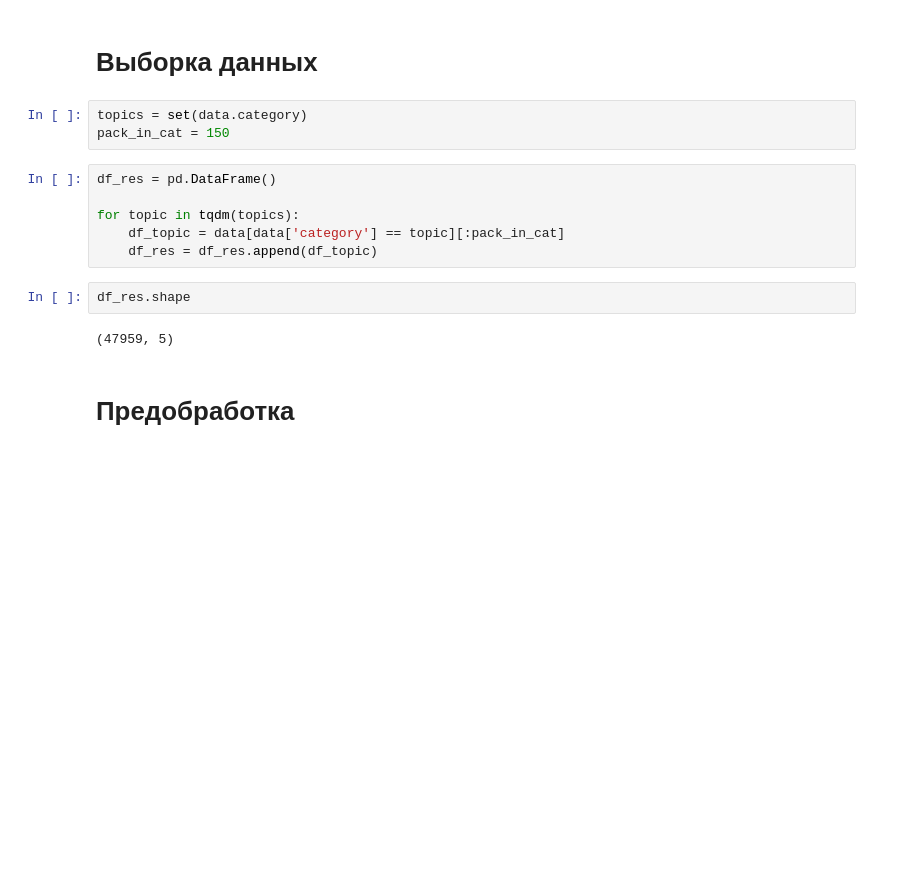
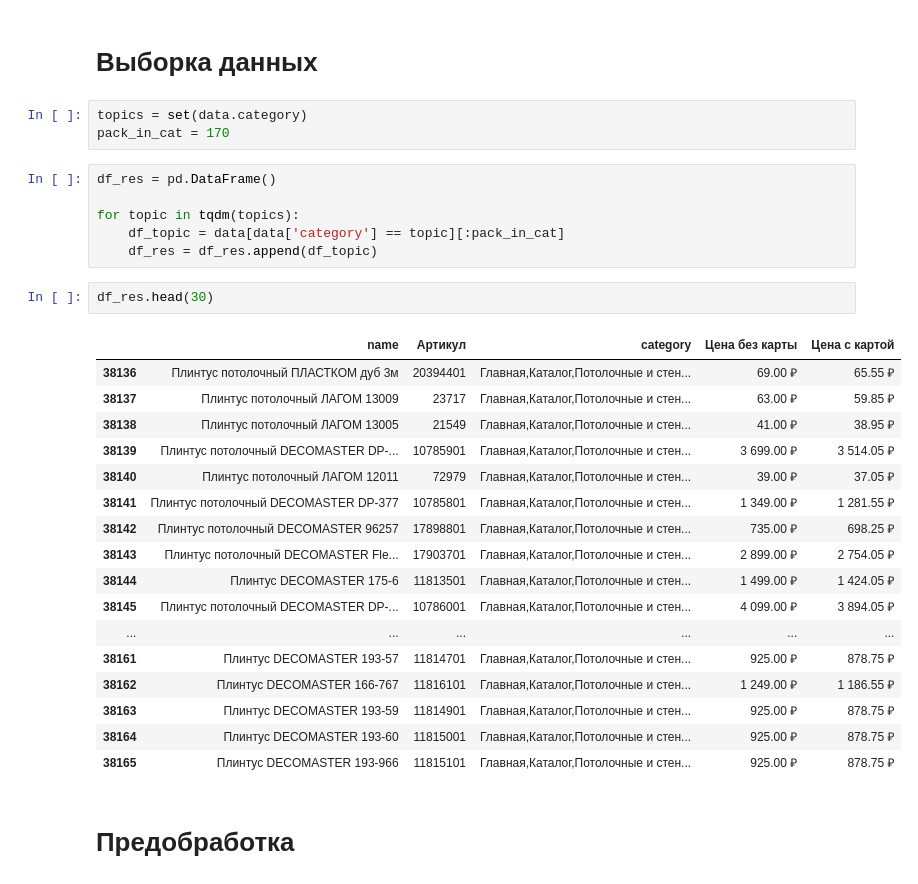
Before and after one commit to MugiChu/Clustersorclassificators, a Jupyter notebook: classificator.ipynb, the cells around one changed output. Saved outputs shown, nothing was run; the diff lists cells and outputs as text; blank space fills up the shorter version.

```diff
--- a/classificator.ipynb
+++ b/classificator.ipynb
@@ -52,17 +53,33 @@ print(data['name'].unique(), len(data['name'].unique()))
 # Выборка данных
 # %%
 topics = set(data.category)
-pack_in_cat = 150
+pack_in_cat = 170
 # %%
 df_res = pd.DataFrame()
 
 for topic in tqdm(topics):
     df_topic = data[data['category'] == topic][:pack_in_cat]
     df_res = df_res.append(df_topic)
-# %%
-df_res.shape
-# %% [output]
-(47959, 5)
+# %%
+df_res.head(30)
+# %% [output]
+|  | name | Артикул | category | Цена без карты | Цена с картой |
+| 38136 | Плинтус потолочный ПЛАСТКОМ дуб 3м | 20394401 | Главная,Каталог,Потолочные и стен... | 69.00 ₽ | 65.55 ₽ |
+| 38137 | Плинтус потолочный ЛАГОМ 13009 | 23717 | Главная,Каталог,Потолочные и стен... | 63.00 ₽ | 59.85 ₽ |
+| 38138 | Плинтус потолочный ЛАГОМ 13005 | 21549 | Главная,Каталог,Потолочные и стен... | 41.00 ₽ | 38.95 ₽ |
+| 38139 | Плинтус потолочный DECOMASTER DP-... | 10785901 | Главная,Каталог,Потолочные и стен... | 3 699.00 ₽ | 3 514.05 ₽ |
+| 38140 | Плинтус потолочный ЛАГОМ 12011 | 72979 | Главная,Каталог,Потолочные и стен... | 39.00 ₽ | 37.05 ₽ |
+| 38141 | Плинтус потолочный DECOMASTER DP-377 | 10785801 | Главная,Каталог,Потолочные и стен... | 1 349.00 ₽ | 1 281.55 ₽ |
+| 38142 | Плинтус потолочный DECOMASTER 96257 | 17898801 | Главная,Каталог,Потолочные и стен... | 735.00 ₽ | 698.25 ₽ |
+| 38143 | Плинтус потолочный DECOMASTER Fle... | 17903701 | Главная,Каталог,Потолочные и стен... | 2 899.00 ₽ | 2 754.05 ₽ |
+| 38144 | Плинтус DECOMASTER 175-6 | 11813501 | Главная,Каталог,Потолочные и стен... | 1 499.00 ₽ | 1 424.05 ₽ |
+| 38145 | Плинтус потолочный DECOMASTER DP-... | 10786001 | Главная,Каталог,Потолочные и стен... | 4 099.00 ₽ | 3 894.05 ₽ |
+| ... | ... | ... | ... | ... | ... |
+| 38161 | Плинтус DECOMASTER 193-57 | 11814701 | Главная,Каталог,Потолочные и стен... | 925.00 ₽ | 878.75 ₽ |
+| 38162 | Плинтус DECOMASTER 166-767 | 11816101 | Главная,Каталог,Потолочные и стен... | 1 249.00 ₽ | 1 186.55 ₽ |
+| 38163 | Плинтус DECOMASTER 193-59 | 11814901 | Главная,Каталог,Потолочные и стен... | 925.00 ₽ | 878.75 ₽ |
+| 38164 | Плинтус DECOMASTER 193-60 | 11815001 | Главная,Каталог,Потолочные и стен... | 925.00 ₽ | 878.75 ₽ |
+| 38165 | Плинтус DECOMASTER 193-966 | 11815101 | Главная,Каталог,Потолочные и стен... | 925.00 ₽ | 878.75 ₽ |
 # %% [markdown]
 
 # Предобработка
```
Also changed, not shown: parts of 46 cells of this notebook, 15 other files.
